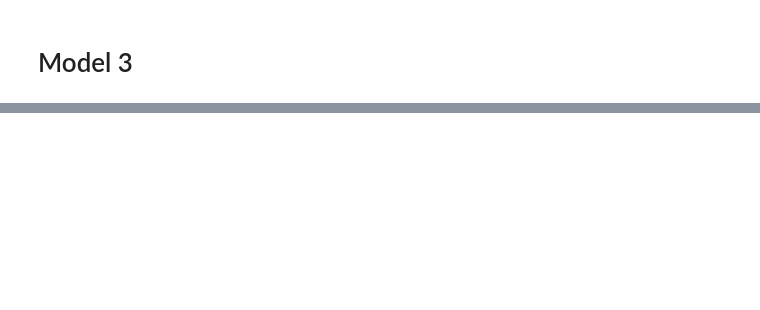
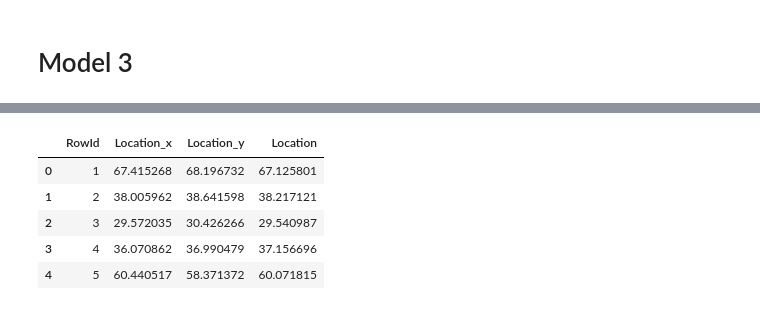
Before and after one commit to catnado/Facial_Key_Points_Detection, a Jupyter notebook: Ensemble.ipynb, the cells around one changed output, grey strips where cells are left out. Saved outputs shown, nothing was run; the diff lists cells and outputs as text; code cells hidden in the pictures; blank space fills up the shorter version.

Commit message:
added ensemble models

```diff
--- a/Ensemble.ipynb
+++ b/Ensemble.ipynb
@@ -450,0 +885,15 @@ def create_model(x_train, y_train, n_point):
+# %%
+submission1 = pd.read_csv("submission.csv")
+submission2 = pd.read_csv("submission_2.csv")
+submission3 = pd.read_csv("submission_3.csv")
+# %%
+ensemble0 = pd.merge(submission1, submission2, on=['RowId'], how='inner')
+ensemble = pd.merge(ensemble0, submission3, on=['RowId'], how='inner')
+ensemble.head()
+# %% [output]
+|  | RowId | Location_x | Location_y | Location |
+| 0 | 1 | 67.415268 | 68.196732 | 67.125801 |
+| 1 | 2 | 38.005962 | 38.641598 | 38.217121 |
+| 2 | 3 | 29.572035 | 30.426266 | 29.540987 |
+| 3 | 4 | 36.070862 | 36.990479 | 37.156696 |
+| 4 | 5 | 60.440517 | 58.371372 | 60.071815 |
```
Also changed, not shown: parts of 31 cells of this notebook, 9 other files.
